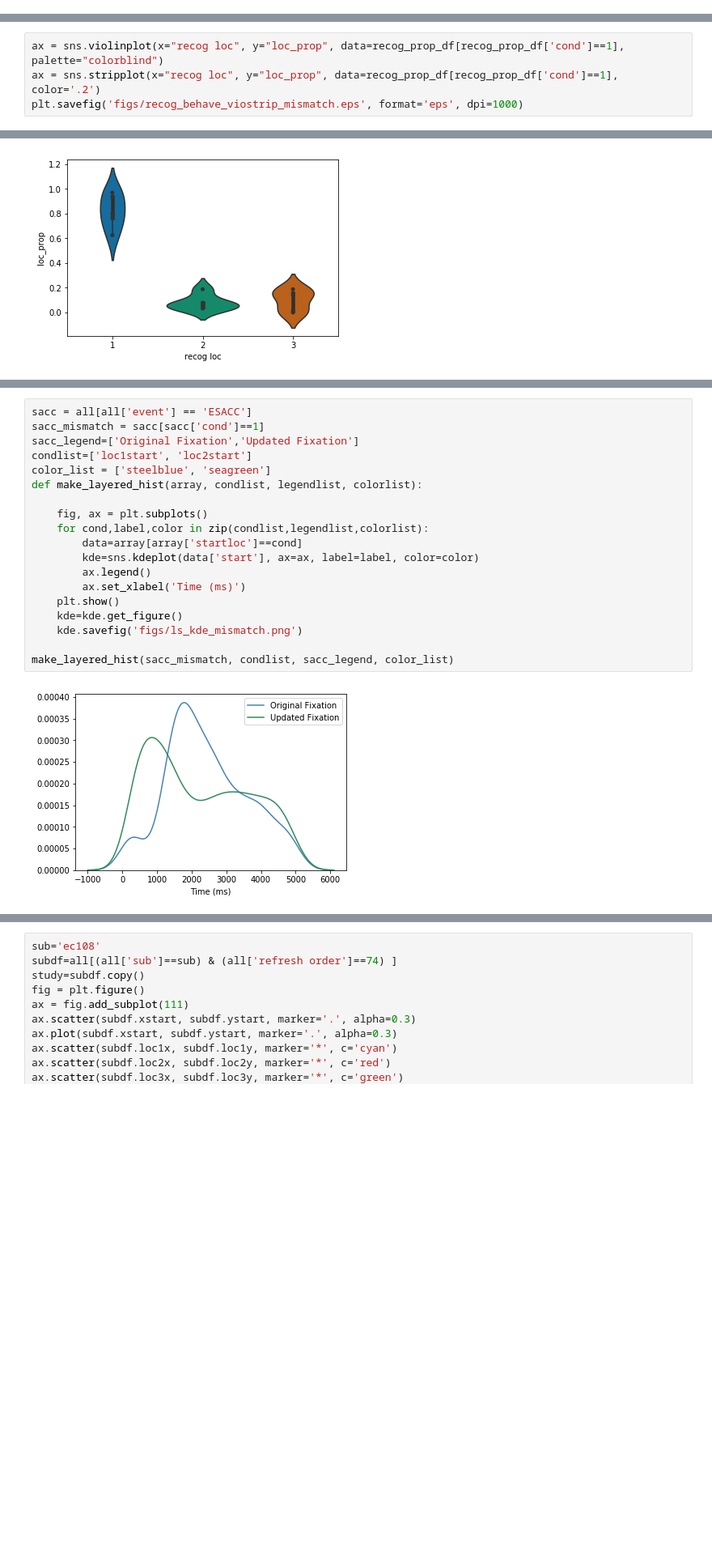
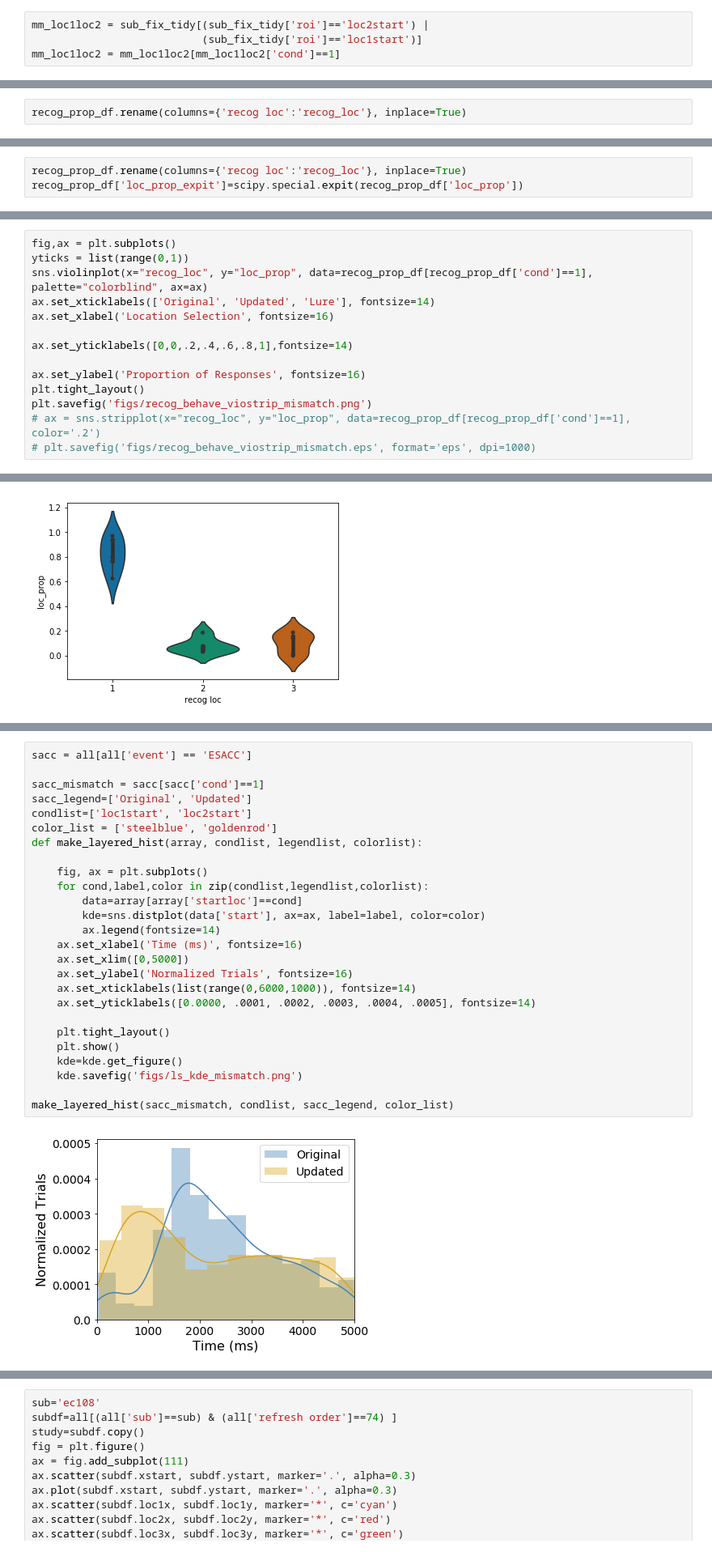
Before and after one commit to donnajobridge/location-space, a Jupyter notebook: eyebehave_visuals.ipynb, the cells around one changed output, grey strips where cells are left out. Shown at 81% size. Drawn from its saved outputs; the diff is of its cells as text; blank space fills up the shorter version.

```diff
--- a/eyebehave_visuals.ipynb
+++ b/eyebehave_visuals.ipynb
@@ -117,0 +201,4 @@ sub_fix_tidy=pd.DataFrame(sub_fix_list)
+# %%
+mm_loc1loc2 = sub_fix_tidy[(sub_fix_tidy['roi']=='loc2start') |
+                           (sub_fix_tidy['roi']=='loc1start')]
+mm_loc1loc2 = mm_loc1loc2[mm_loc1loc2['cond']==1]
@@ -167,0 +290,2 @@ loc1.describe()
+# %%
+recog_prop_df.rename(columns={'recog loc':'recog_loc'}, inplace=True)
@@ -177,3 +342,6 @@ plt.ylim([0,1])
 # %% [output]
 (0, 1)
 [figure]
+# %%
+recog_prop_df.rename(columns={'recog loc':'recog_loc'}, inplace=True)
+recog_prop_df['loc_prop_expit']=scipy.special.expit(recog_prop_df['loc_prop'])
@@ -180,5 +366,15 @@ plt.ylim([0,1])
 # %%
-ax = sns.violinplot(x="recog loc", y="loc_prop", data=recog_prop_df[recog_prop_df['cond']==1], palette="colorblind")
-ax = sns.stripplot(x="recog loc", y="loc_prop", data=recog_prop_df[recog_prop_df['cond']==1], color='.2')
-plt.savefig('figs/recog_behave_viostrip_mismatch.eps', format='eps', dpi=1000)
+fig,ax = plt.subplots()
+yticks = list(range(0,1))
+sns.violinplot(x="recog_loc", y="loc_prop", data=recog_prop_df[recog_prop_df['cond']==1], palette="colorblind", ax=ax)
+ax.set_xticklabels(['Original', 'Updated', 'Lure'], fontsize=14)
+ax.set_xlabel('Location Selection', fontsize=16)
+
+ax.set_yticklabels([0,0,.2,.4,.6,.8,1],fontsize=14)
+
+ax.set_ylabel('Proportion of Responses', fontsize=16)
+plt.tight_layout()
+plt.savefig('figs/recog_behave_viostrip_mismatch.png')
+# ax = sns.stripplot(x="recog_loc", y="loc_prop", data=recog_prop_df[recog_prop_df['cond']==1], color='.2')
+# plt.savefig('figs/recog_behave_viostrip_mismatch.eps', format='eps', dpi=1000)
 # %% [output]
@@ -220,21 +410,28 @@ sns.factorplot(x="recog loc", y="roi_num_mean", col="roi", data=sub_fix_tidy[sub
 # %%
 sacc = all[all['event'] == 'ESACC']
+
 sacc_mismatch = sacc[sacc['cond']==1]
-sacc_legend=['Original Fixation','Updated Fixation']
+sacc_legend=['Original', 'Updated']
 condlist=['loc1start', 'loc2start']
-color_list = ['steelblue', 'seagreen']
+color_list = ['steelblue', 'goldenrod']
 def make_layered_hist(array, condlist, legendlist, colorlist):
 
     fig, ax = plt.subplots()
     for cond,label,color in zip(condlist,legendlist,colorlist):
         data=array[array['startloc']==cond]
-        kde=sns.kdeplot(data['start'], ax=ax, label=label, color=color)
-        ax.legend()
-        ax.set_xlabel('Time (ms)')
+        kde=sns.distplot(data['start'], ax=ax, label=label, color=color)
+        ax.legend(fontsize=14)
+    ax.set_xlabel('Time (ms)', fontsize=16)
+    ax.set_xlim([0,5000])
+    ax.set_ylabel('Normalized Trials', fontsize=16)
+    ax.set_xticklabels(list(range(0,6000,1000)), fontsize=14)
+    ax.set_yticklabels([0.0000, .0001, .0002, .0003, .0004, .0005], fontsize=14)
+
+    plt.tight_layout()
     plt.show()
     kde=kde.get_figure()
     kde.savefig('figs/ls_kde_mismatch.png')
 
 make_layered_hist(sacc_mismatch, condlist, sacc_legend, color_list)
 # %% [output]
-[figure, old version]
+[figure, new version]
```
Also changed, not shown: parts of 43 cells of this notebook, 38 other files.
